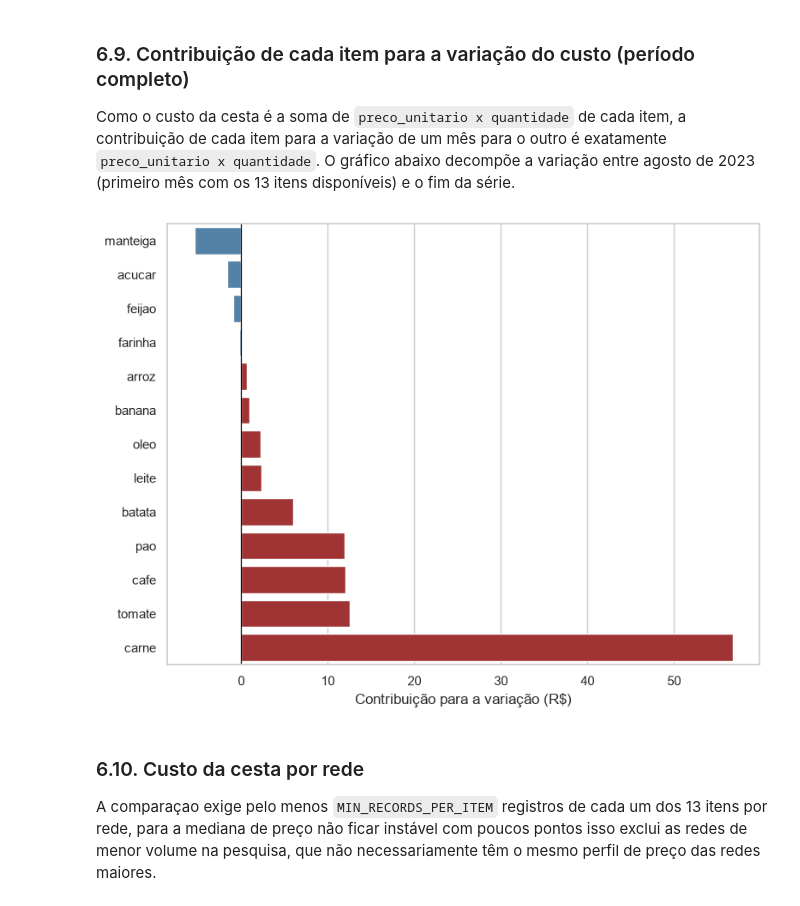
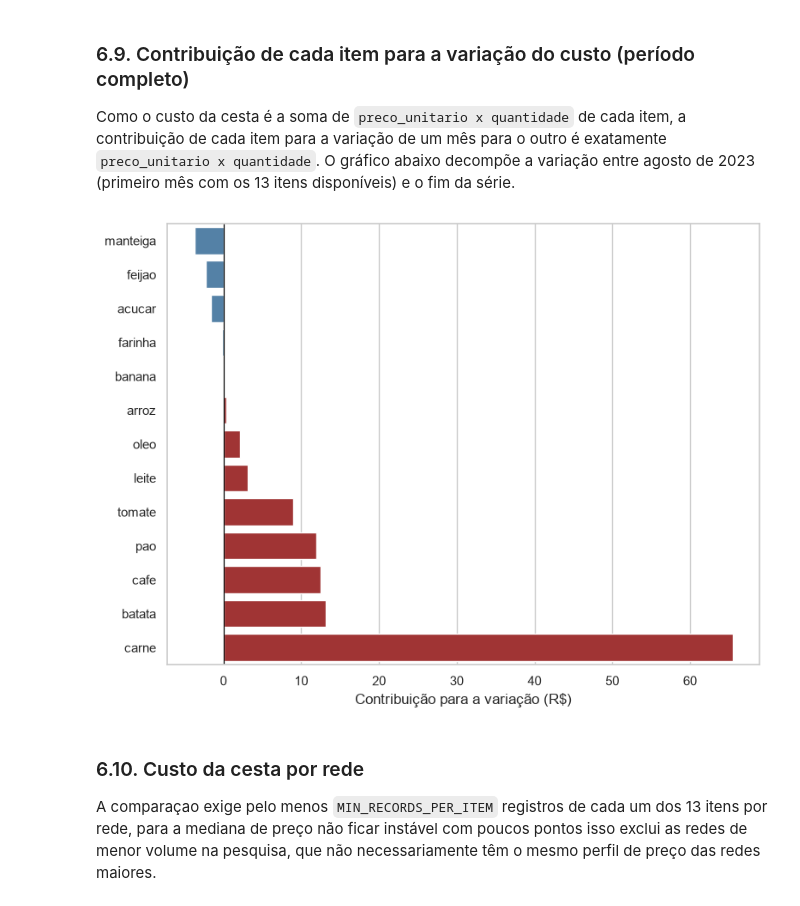
Before and after one commit to nltncsr/clique-economia-prefeitura-curitiba-insights, a Jupyter notebook: scripts/exploration.ipynb, the cells around one changed output. Saved outputs shown, nothing was run; the diff lists cells and outputs as text; code cells hidden in the pictures.

```diff
--- a/scripts/exploration.ipynb
+++ b/scripts/exploration.ipynb
@@ -1277,20 +1205,20 @@ cafe:
 # %%
 STD_K = 3
 
-stats_std = cesta_dieese_df.groupby("item")["preco_efetivo"].agg(media="mean", desvio="std")
+stats_std = cesta_dieese_df.groupby("item")["preco_unitario"].agg(media="mean", desvio="std")
 stats_std["floor"] = stats_std["media"] - STD_K * stats_std["desvio"]
 stats_std["ceiling"] = stats_std["media"] + STD_K * stats_std["desvio"]
 
 cesta_std = cesta_dieese_df.merge(stats_std[["floor", "ceiling"]], left_on="item", right_index=True)
-cesta_std["outlier_std"] = (cesta_std["preco_efetivo"] < cesta_std["floor"]) | (cesta_std["preco_efetivo"] > cesta_std["ceiling"])
+cesta_std["outlier_std"] = (cesta_std["preco_unitario"] < cesta_std["floor"]) | (cesta_std["preco_unitario"] > cesta_std["ceiling"])
 
 resumo_std = cesta_std.groupby("item").agg(
-    registros=("preco_efetivo", "size"),
+    registros=("preco_unitario", "size"),
     outliers=("outlier_std", "sum"),
 )
 resumo_std["pct"] = (resumo_std["outliers"] / resumo_std["registros"] * 100).round(2)
 
-print("Média e desvio padrão por item (k=3):")
+print("Média e desvio padrão por item, preço por unidade de medida (k=3):")
 display(stats_std.round(2))
 
 print("\nQuantidade de outliers por item:")
@@ -1333,15 +1261,17 @@ Top 5 e bottom 5 preços por item, entre os registros marcados como outlier pelo
 # %%
 outliers_std = cesta_std[cesta_std["outlier_std"]].copy()
-outliers_std["posicao"] = np.where(outliers_std["preco_efetivo"] > outliers_std["ceiling"], "alto", "baixo")
+outliers_std["posicao"] = np.where(outliers_std["preco_unitario"] > outliers_std["ceiling"], "alto", "baixo")
 
 for item in outliers_std["item"].unique():
-    item_outliers = outliers_std[outliers_std["item"] == item]
-    top5 = item_outliers.sort_values("preco_efetivo", ascending=False).head(5)
-    bottom5 = item_outliers.sort_values("preco_efetivo", ascending=True).head(5)
-    tabela_item = pd.concat([top5, bottom5]).drop_duplicates(subset=["descricao", "rede_normalizada", "preco_efetivo"])
-    tabela_item = tabela_item.sort_values("preco_efetivo", ascending=False)
+    item_outliers = outliers_std[outliers_std["item"] == item].drop_duplicates(
+        subset=["descricao", "rede_normalizada", "preco_unitario"]
+    )
+    top5 = item_outliers.sort_values("preco_unitario", ascending=False).head(5)
+    bottom5 = item_outliers.sort_values("preco_unitario", ascending=True).head(5)
+    tabela_item = pd.concat([top5, bottom5]).drop_duplicates(subset=["descricao", "rede_normalizada", "preco_unitario"])
+    tabela_item = tabela_item.sort_values("preco_unitario", ascending=False)
 
-    print(f"{item} (desvio padrão):")
-    display(tabela_item[["posicao", "descricao", "rede_normalizada", "preco_efetivo"]])
+    print(f"{item}:")
+    display(tabela_item[["posicao", "descricao", "rede_normalizada", "preco_efetivo", "preco_unitario"]])
     print()
 # %% [output]
@@ -1723,17 +1744,15 @@ Mesmo critério da seção 4: IQR com multiplicador 1,5, calculado e aplicado po
 # %%
-IQR_K = 1.5
+STD_K = 3
 
-stats_iqr = df_cesta.groupby("item")["preco_efetivo"].agg(
-    q1=lambda s: s.quantile(0.25), q3=lambda s: s.quantile(0.75))
-stats_iqr["iqr"] = stats_iqr["q3"] - stats_iqr["q1"]
-stats_iqr["floor"] = stats_iqr["q1"] - IQR_K * stats_iqr["iqr"]
-stats_iqr["ceiling"] = stats_iqr["q3"] + IQR_K * stats_iqr["iqr"]
+stats_std = df_cesta.groupby("item")["preco_unitario"].agg(media="mean", desvio="std")
+stats_std["floor"] = stats_std["media"] - STD_K * stats_std["desvio"]
+stats_std["ceiling"] = stats_std["media"] + STD_K * stats_std["desvio"]
 
-df_cesta = df_cesta.merge(stats_iqr[["floor", "ceiling"]], left_on="item", right_index=True)
-outlier_mask = (df_cesta["preco_efetivo"] < df_cesta["floor"]) | (df_cesta["preco_efetivo"] > df_cesta["ceiling"])
+df_cesta = df_cesta.merge(stats_std[["floor", "ceiling"]], left_on="item", right_index=True)
+outlier_mask = (df_cesta["preco_unitario"] < df_cesta["floor"]) | (df_cesta["preco_unitario"] > df_cesta["ceiling"])
 
 before_outlier_removal = len(df_cesta)
 df_cesta = df_cesta[~outlier_mask].drop(columns=["floor", "ceiling"]).reset_index(drop=True)
-print(f"Outliers removidos (IQR, k=1.5): {before_outlier_removal - len(df_cesta):,}")
+print(f"Outliers removidos (desvio padrão sobre preço unitário, k=3): {before_outlier_removal - len(df_cesta):,}")
 print(f"Registros restantes: {len(df_cesta):,}")
 # %% [output]
@@ -1904,21 +1879,21 @@ Como o custo da cesta é a soma de `preco_unitario x quantidade` de cada item, a
 # %%
 variacao_mensal = monthly_unit_price.diff().multiply(cesta_quantities)
 
 def grafico_contribuicao(ax, inicio, fim, titulo):
     contrib = variacao_mensal.loc[inicio:fim].sum().sort_values()
     cores = ["firebrick" if v > 0 else "steelblue" for v in contrib.values]
     sns.barplot(x=contrib.values, y=contrib.index, hue=contrib.index, palette=cores, legend=False, ax=ax)
     ax.axvline(0, color="black", linewidth=0.8)
     ax.set_xlabel("Contribuição para a variação (R$)")
     ax.set_ylabel("")
 
 fig, ax = plt.subplots(figsize=(8, 6))
-grafico_contribuicao(ax, "2023-08", "2026-09", "Agosto/2023 a setembro/2026")
+grafico_contribuicao(ax, "2023-09", "2026-09", "Agosto/2023 a setembro/2026")
 plt.tight_layout()
 plt.savefig(f"{IMAGES_DIR}/cesta_contribuicao_periodo_completo.png", dpi=150)
 plt.show()
 # %% [output]
-[figure, old version]
+[figure, new version]
 # %% [markdown]
 ### 6.10. Custo da cesta por rede
 
```
Also changed, not shown: parts of 43 cells of this notebook, 17 other files.
